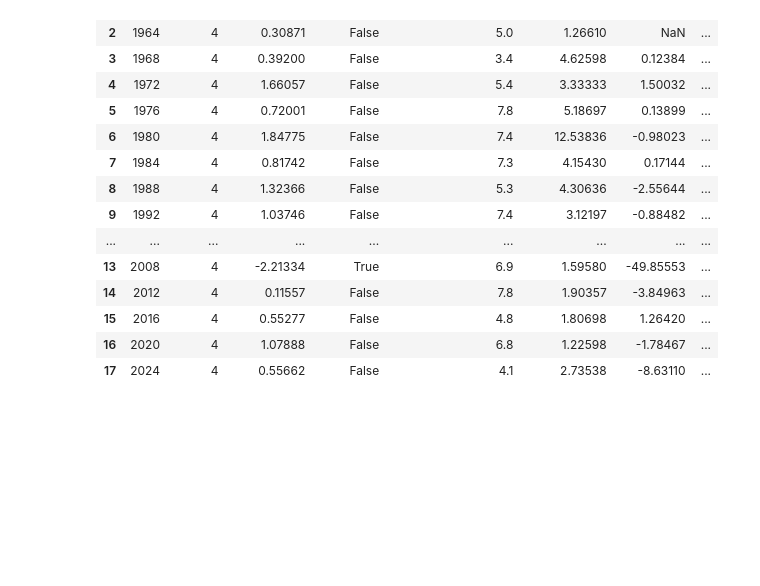
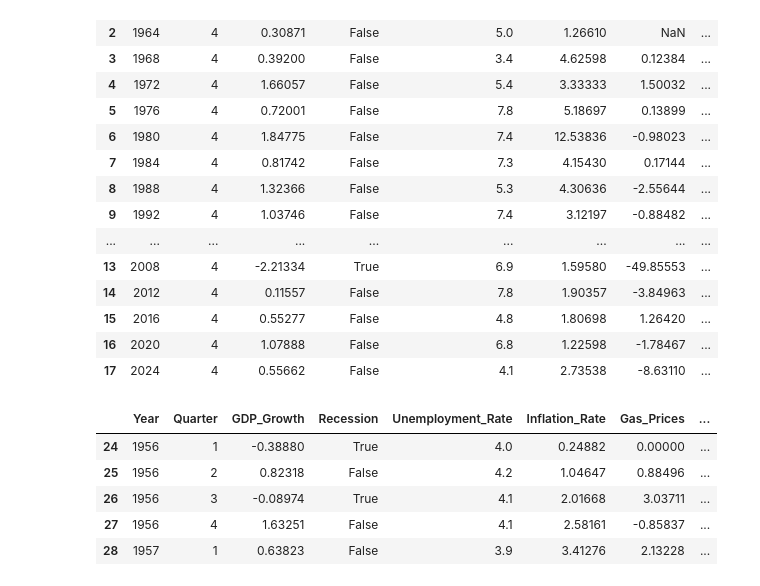
Before and after one commit to ernbilen/Data400_Spring25, a Jupyter notebook: SidLamsal-MiniProject/MiniProjectCode/MiniProjectNotebook.ipynb, the cells around one changed output. Cells and saved outputs as stored; diff of their text form; code cells hidden in the pictures; blank space fills up the shorter version.

```diff
--- a/SidLamsal-MiniProject/MiniProjectCode/MiniProjectNotebook.ipynb
+++ b/SidLamsal-MiniProject/MiniProjectCode/MiniProjectNotebook.ipynb
@@ -404,3 +404,16 @@ result_df.head(20)
 | 15 | 2016 | 4 | 0.55277 | False | 4.8 | 1.80698 | 1.26420 | ... |
 | 16 | 2020 | 4 | 1.07888 | False | 6.8 | 1.22598 | -1.78467 | ... |
 | 17 | 2024 | 4 | 0.55662 | False | 4.1 | 2.73538 | -8.63110 | ... |
+# %%
+# Filter the economic_df to start from 1956
+economic_df = economic_df[economic_df['Year'] >= 1956]
+
+# Display the updated DataFrame
+economic_df.head()
+# %% [output]
+|  | Year | Quarter | GDP_Growth | Recession | Unemployment_Rate | Inflation_Rate | Gas_Prices | ... |
+| 24 | 1956 | 1 | -0.38880 | True | 4.0 | 0.24882 | 0.00000 | ... |
+| 25 | 1956 | 2 | 0.82318 | False | 4.2 | 1.04647 | 0.88496 | ... |
+| 26 | 1956 | 3 | -0.08974 | True | 4.1 | 2.01668 | 3.03711 | ... |
+| 27 | 1956 | 4 | 1.63251 | False | 4.1 | 2.58161 | -0.85837 | ... |
+| 28 | 1957 | 1 | 0.63823 | False | 3.9 | 3.41276 | 2.13228 | ... |
```
Also changed, not shown: parts of 1 cell of this notebook, 2 other files.
